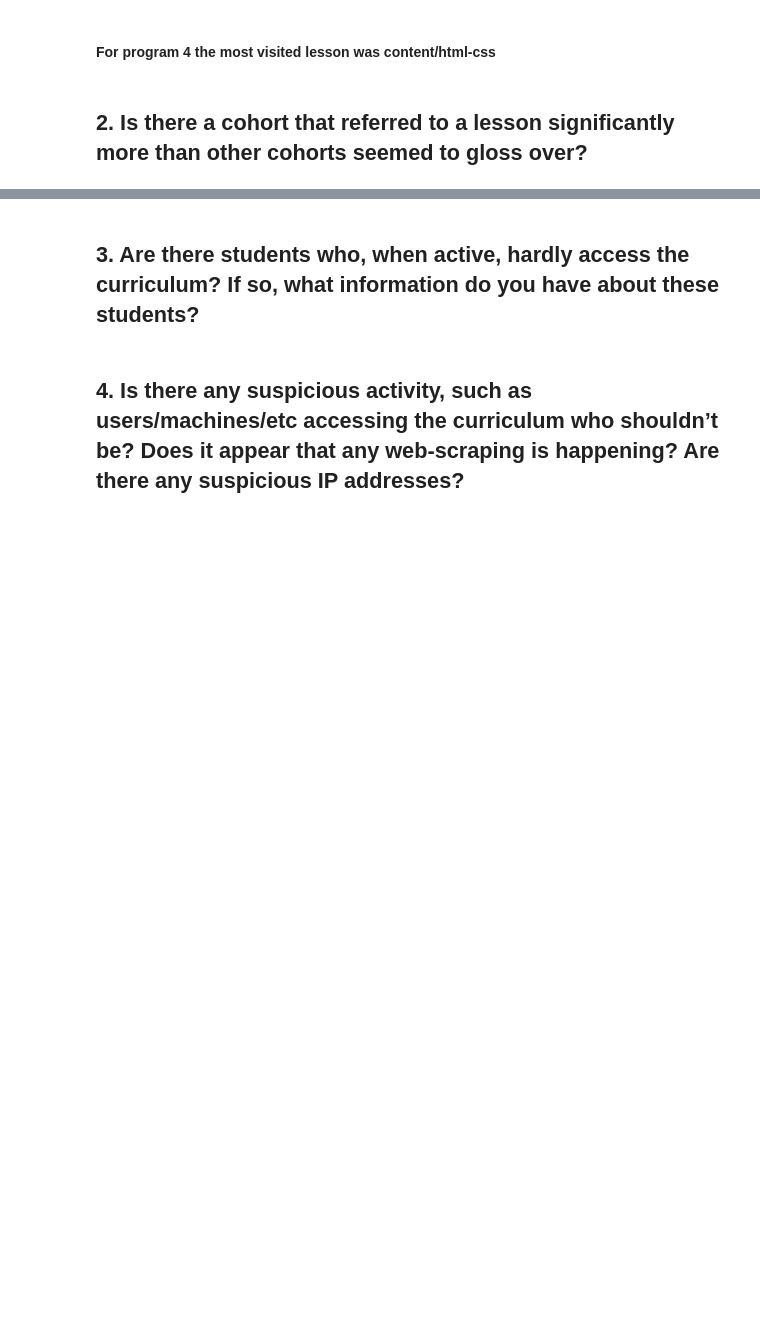
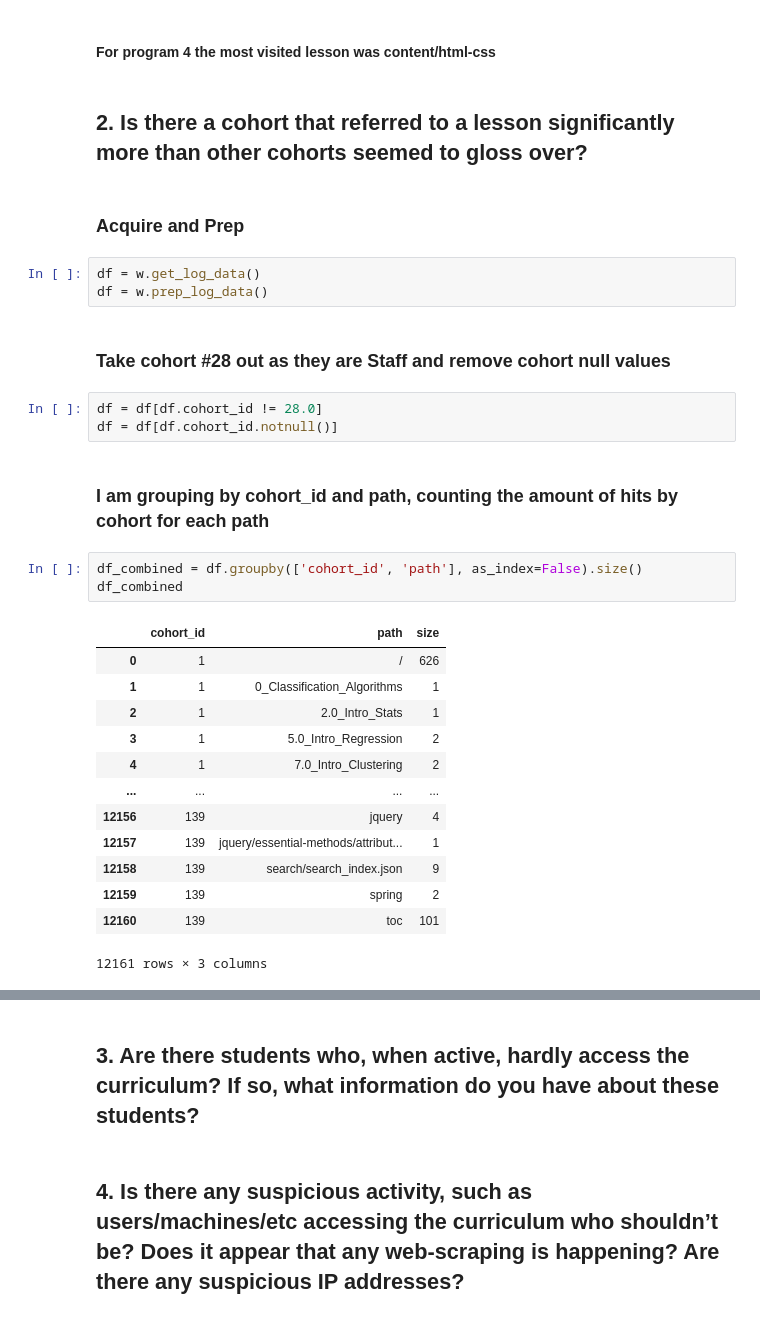
Before and after one commit to The-Four-Musketeer-Scientist/anomaly-project, a Jupyter notebook: final_report.ipynb, the cells around one changed output, grey strips where cells are left out. Saved outputs shown, nothing was run; the diff lists cells and outputs as text; blank space fills up the shorter version.

```diff
--- a/final_report.ipynb
+++ b/final_report.ipynb
@@ -109,3 +109,32 @@ Total Traffic: 1
 #### For program 4 the most visited lesson was content/html-css
 # %% [markdown]
 ## 2. Is there a cohort that referred to a lesson significantly more than other cohorts seemed to gloss over?
+# %% [markdown]
+### Acquire and Prep
+# %%
+df = w.get_log_data()
+df = w.prep_log_data()
+# %% [markdown]
+### Take cohort #28 out as they are Staff and remove cohort null values
+# %%
+df = df[df.cohort_id != 28.0]
+df = df[df.cohort_id.notnull()]
+# %% [markdown]
+### I am grouping by cohort_id and path, counting the amount of hits by cohort for each path
+# %%
+df_combined = df.groupby(['cohort_id', 'path'], as_index=False).size()
+df_combined
+# %% [output]
+|  | cohort_id | path | size |
+| 0 | 1 | / | 626 |
+| 1 | 1 | 0_Classification_Algorithms | 1 |
+| 2 | 1 | 2.0_Intro_Stats | 1 |
+| 3 | 1 | 5.0_Intro_Regression | 2 |
+| 4 | 1 | 7.0_Intro_Clustering | 2 |
+| ... | ... | ... | ... |
+| 12156 | 139 | jquery | 4 |
+| 12157 | 139 | jquery/essential-methods/attribut... | 1 |
+| 12158 | 139 | search/search_index.json | 9 |
+| 12159 | 139 | spring | 2 |
+| 12160 | 139 | toc | 101 |
+12161 rows × 3 columns
```
Also changed, not shown: parts of 8 cells of this notebook.
